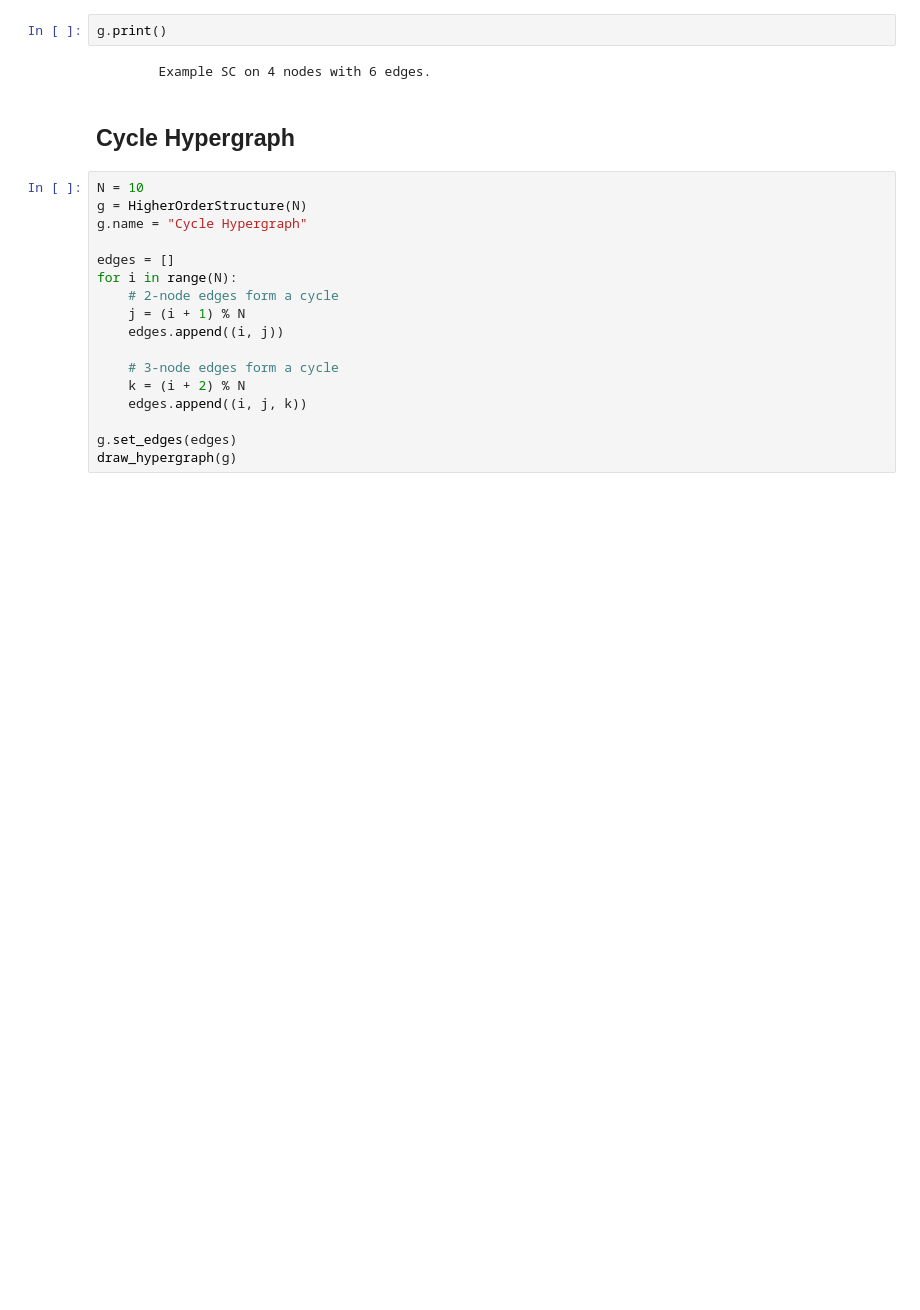
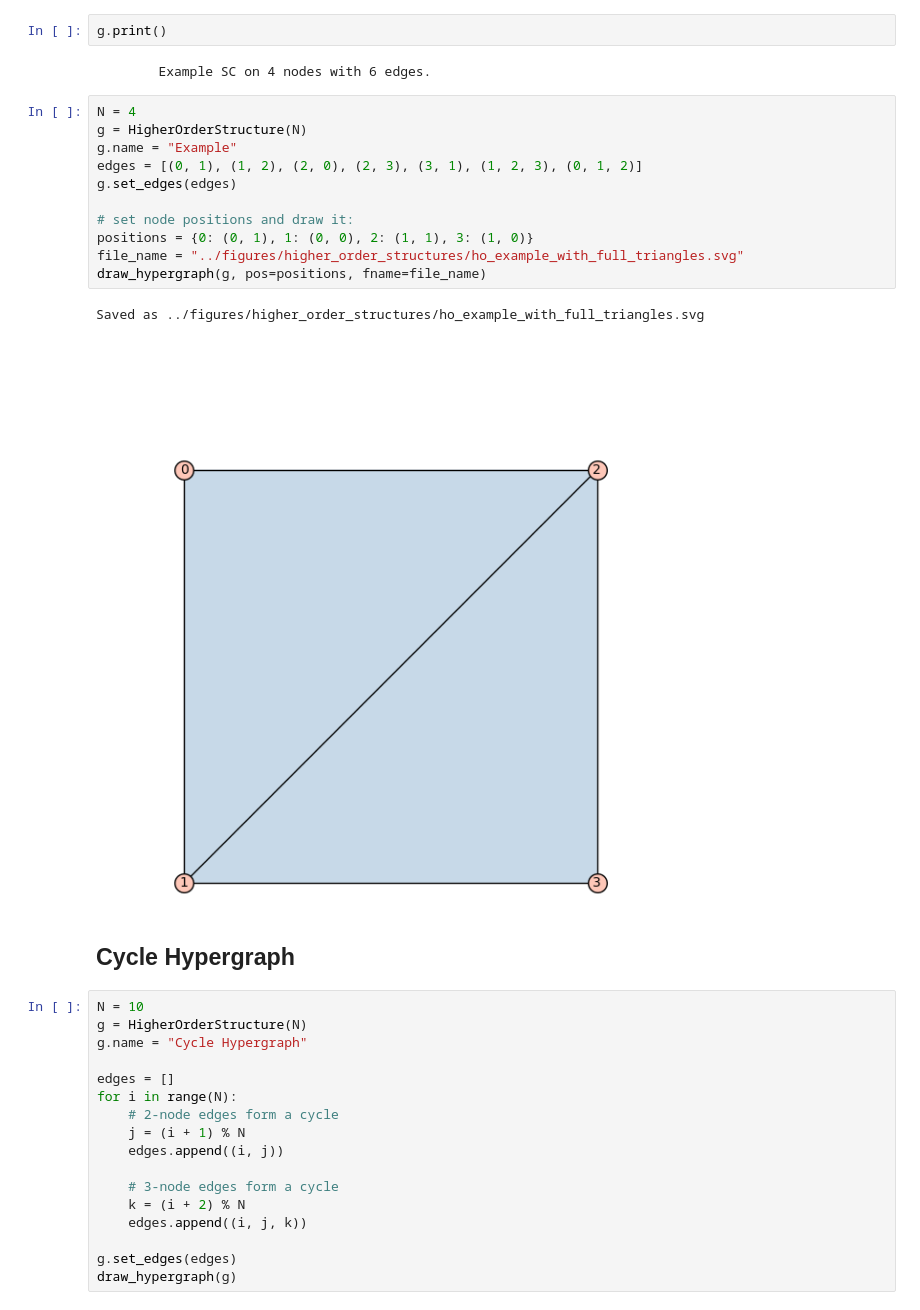
Before and after one commit to markolalovic/higher-order-contagion, a Jupyter notebook: notebooks/examples_of_ho_structures.ipynb, the cells around one changed output. Saved outputs shown, nothing was run; the diff lists cells and outputs as text; blank space fills up the shorter version.

```diff
--- a/notebooks/examples_of_ho_structures.ipynb
+++ b/notebooks/examples_of_ho_structures.ipynb
@@ -25,6 +27,20 @@ draw_hypergraph(g, pos=positions)
 g.print()
 # %% [output]
         Example SC on 4 nodes with 6 edges.
+# %%
+N = 4
+g = HigherOrderStructure(N)
+g.name = "Example"
+edges = [(0, 1), (1, 2), (2, 0), (2, 3), (3, 1), (1, 2, 3), (0, 1, 2)]
+g.set_edges(edges)
+
+# set node positions and draw it:
+positions = {0: (0, 1), 1: (0, 0), 2: (1, 1), 3: (1, 0)}
+file_name = "../figures/higher_order_structures/ho_example_with_full_triangles.svg"
+draw_hypergraph(g, pos=positions, fname=file_name)
+# %% [output]
+Saved as ../figures/higher_order_structures/ho_example_with_full_triangles.svg
+[figure, added]
 # %% [markdown]
 ## Cycle Hypergraph
 # %%
```
Also changed, not shown: parts of 2 cells of this notebook, 9 other files.
